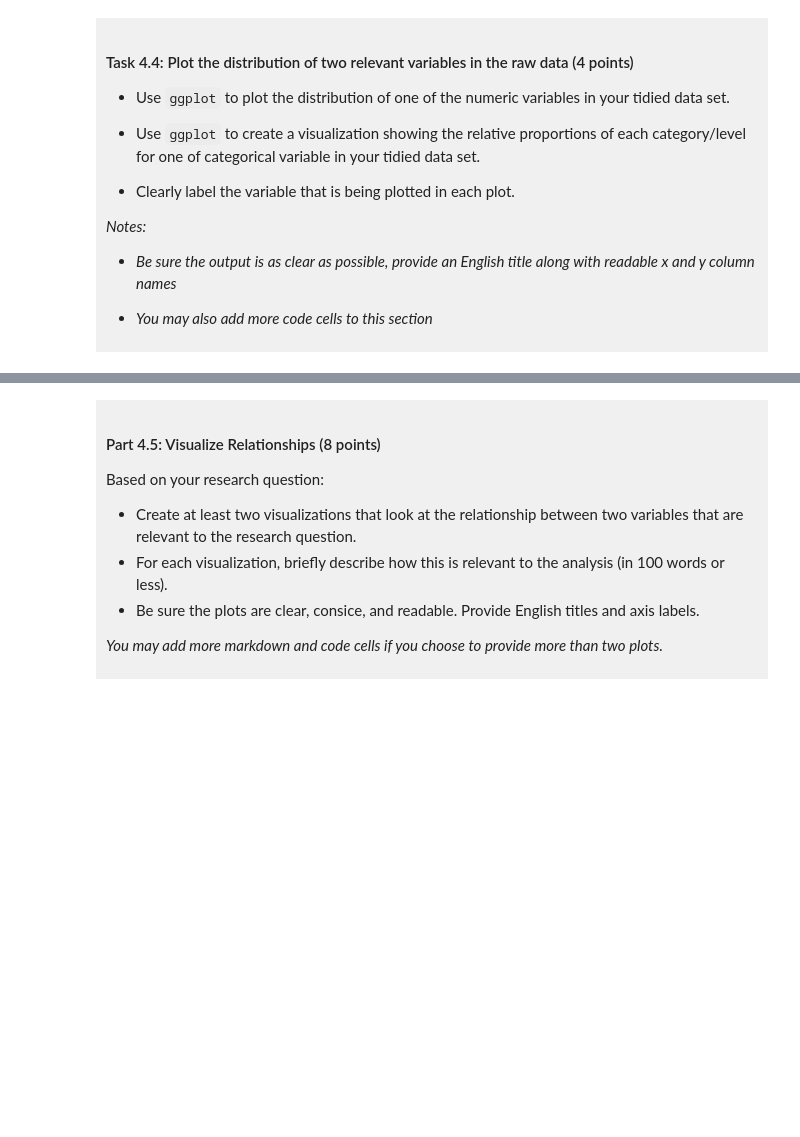
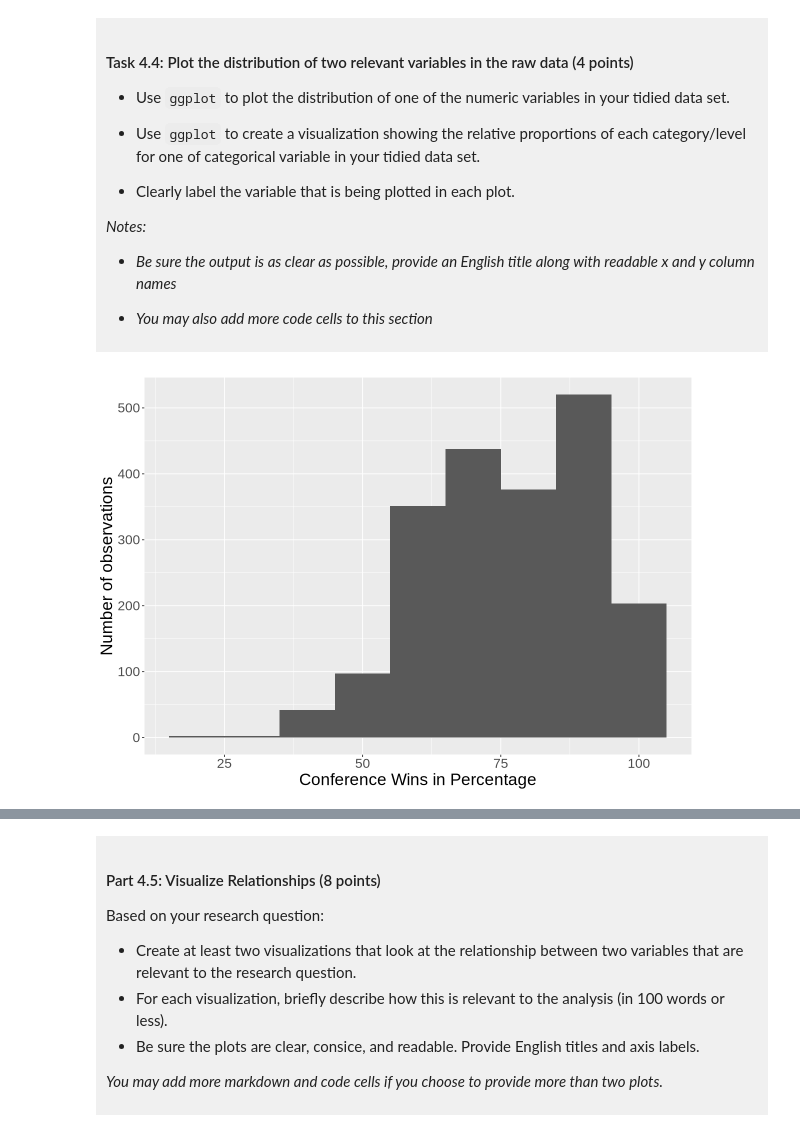
Before and after one commit to huihsin8/dsci-100-project-huihsin-lin, a Jupyter notebook: dsci-100-project-notebook.ipynb, the cells around one changed output, grey strips where cells are left out. Drawn from its saved outputs; the diff is of its cells as text; code cells hidden in the pictures; blank space fills up the shorter version.

```diff
--- a/dsci-100-project-notebook.ipynb
+++ b/dsci-100-project-notebook.ipynb
@@ -291,5 +328,11 @@ You will refine your research question (if needed) and produce a tidy data set.
 
 </div>
 # %%
-### EDIT THIS CODE CELL FOR PLOT 1 ###
+options(repr.plot.width = 10, repr.plot.height = 7)
+conf_wins_plot <- basketball_clean |>
+ggplot(aes(x = conf_wins_pct)) + geom_histogram(binwidth = 10) +
+labs(x = "Conference Wins in Percentage", y = "Number of observations") + theme(text = element_text(size = 20))
+conf_wins_plot
+# %% [output]
+[figure, added]
 # %%
```
Also changed, not shown: parts of 10 cells of this notebook.
